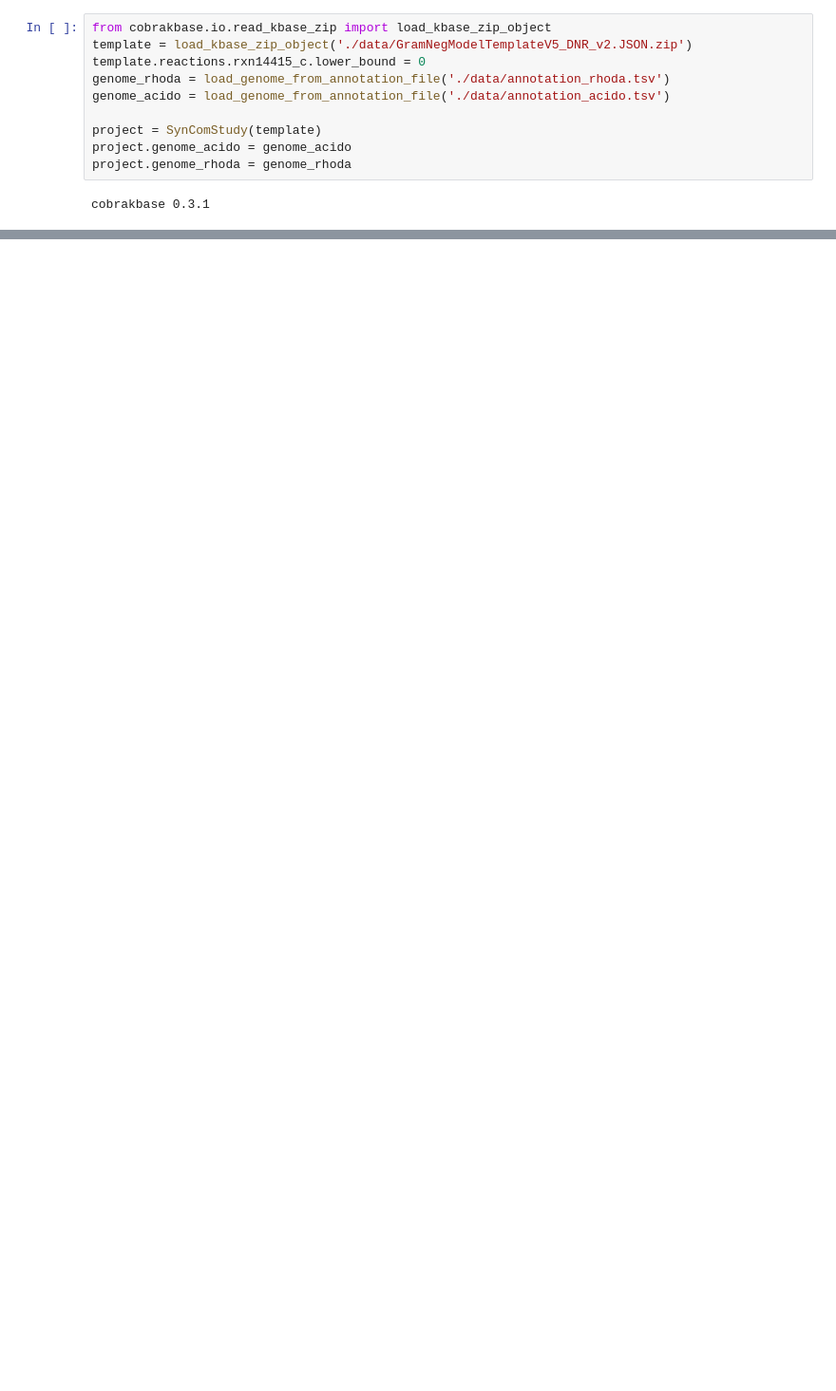
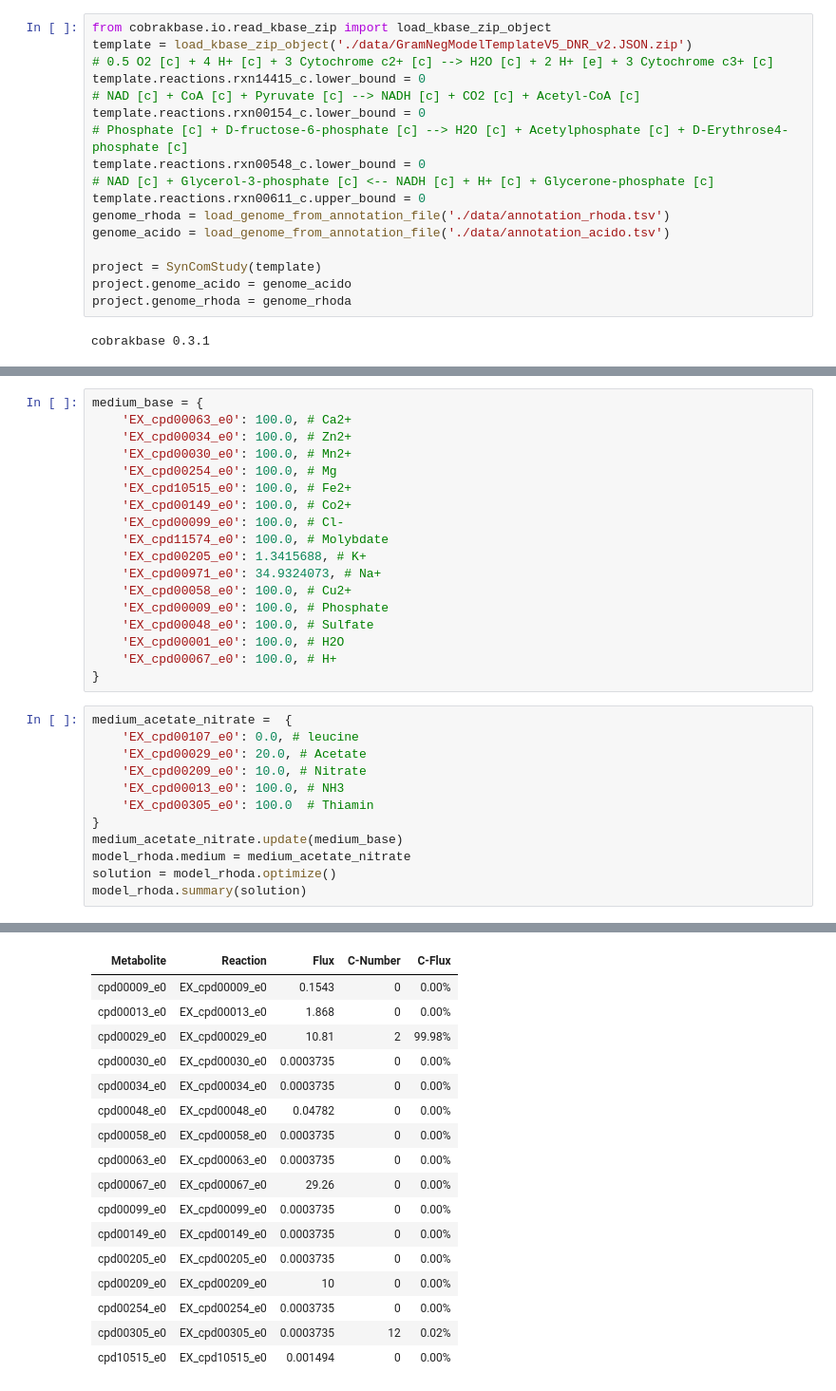
Before and after one commit to baliga-lab/3H11_R12_SynCom, a Jupyter notebook: Metabolic_modeling/build_isolates.ipynb, the cells around one changed output, grey strips where cells are left out. Shown at 95% size. Saved outputs shown, nothing was run; the diff lists cells and outputs as text; blank space fills up the shorter version.

```diff
--- a/Metabolic_modeling/build_isolates.ipynb
+++ b/Metabolic_modeling/build_isolates.ipynb
@@ -9,7 +15,14 @@ modelseedpy 0.3.3
 # %%
 from cobrakbase.io.read_kbase_zip import load_kbase_zip_object
 template = load_kbase_zip_object('./data/GramNegModelTemplateV5_DNR_v2.JSON.zip')
+# 0.5 O2 [c] + 4 H+ [c] + 3 Cytochrome c2+ [c] --> H2O [c] + 2 H+ [e] + 3 Cytochrome c3+ [c]
 template.reactions.rxn14415_c.lower_bound = 0
+# NAD [c] + CoA [c] + Pyruvate [c] --> NADH [c] + CO2 [c] + Acetyl-CoA [c]
+template.reactions.rxn00154_c.lower_bound = 0
+# Phosphate [c] + D-fructose-6-phosphate [c] --> H2O [c] + Acetylphosphate [c] + D-Erythrose4-phosphate [c]
+template.reactions.rxn00548_c.lower_bound = 0
+# NAD [c] + Glycerol-3-phosphate [c] <-- NADH [c] + H+ [c] + Glycerone-phosphate [c]
+template.reactions.rxn00611_c.upper_bound = 0
 genome_rhoda = load_genome_from_annotation_file('./data/annotation_rhoda.tsv')
 genome_acido = load_genome_from_annotation_file('./data/annotation_acido.tsv')
 
@@ -48,0 +60,31 @@ R12 Nitrate [c0] + Ubiquinol-8 [c0] --> H2O [c0] + Nitrite [c0] + Ubiquinone-8 [
+# %%
+medium_base = {
+    'EX_cpd00063_e0': 100.0, # Ca2+
+    'EX_cpd00034_e0': 100.0, # Zn2+
+    'EX_cpd00030_e0': 100.0, # Mn2+
+    'EX_cpd00254_e0': 100.0, # Mg
+    'EX_cpd10515_e0': 100.0, # Fe2+
+    'EX_cpd00149_e0': 100.0, # Co2+
+    'EX_cpd00099_e0': 100.0, # Cl-
+    'EX_cpd11574_e0': 100.0, # Molybdate
+    'EX_cpd00205_e0': 1.3415688, # K+
+    'EX_cpd00971_e0': 34.9324073, # Na+
+    'EX_cpd00058_e0': 100.0, # Cu2+
+    'EX_cpd00009_e0': 100.0, # Phosphate
+    'EX_cpd00048_e0': 100.0, # Sulfate
+    'EX_cpd00001_e0': 100.0, # H2O
+    'EX_cpd00067_e0': 100.0, # H+
+}
+# %%
+medium_acetate_nitrate =  {
+    'EX_cpd00107_e0': 0.0, # leucine
+    'EX_cpd00029_e0': 20.0, # Acetate
+    'EX_cpd00209_e0': 10.0, # Nitrate
+    'EX_cpd00013_e0': 100.0, # NH3
+    'EX_cpd00305_e0': 100.0  # Thiamin
+}
+medium_acetate_nitrate.update(medium_base)
+model_rhoda.medium = medium_acetate_nitrate
+solution = model_rhoda.optimize()
+model_rhoda.summary(solution)
+# %% [output]
@@ -48,0 +94,17 @@ R12 Nitrate [c0] + Ubiquinol-8 [c0] --> H2O [c0] + Nitrite [c0] + Ubiquinone-8 [
+| Metabolite | Reaction | Flux | C-Number | C-Flux |
+| cpd00009_e0 | EX_cpd00009_e0 | 0.1543 | 0 | 0.00% |
+| cpd00013_e0 | EX_cpd00013_e0 | 1.868 | 0 | 0.00% |
+| cpd00029_e0 | EX_cpd00029_e0 | 10.81 | 2 | 99.98% |
+| cpd00030_e0 | EX_cpd00030_e0 | 0.0003735 | 0 | 0.00% |
+| cpd00034_e0 | EX_cpd00034_e0 | 0.0003735 | 0 | 0.00% |
+| cpd00048_e0 | EX_cpd00048_e0 | 0.04782 | 0 | 0.00% |
+| cpd00058_e0 | EX_cpd00058_e0 | 0.0003735 | 0 | 0.00% |
+| cpd00063_e0 | EX_cpd00063_e0 | 0.0003735 | 0 | 0.00% |
+| cpd00067_e0 | EX_cpd00067_e0 | 29.26 | 0 | 0.00% |
+| cpd00099_e0 | EX_cpd00099_e0 | 0.0003735 | 0 | 0.00% |
+| cpd00149_e0 | EX_cpd00149_e0 | 0.0003735 | 0 | 0.00% |
+| cpd00205_e0 | EX_cpd00205_e0 | 0.0003735 | 0 | 0.00% |
+| cpd00209_e0 | EX_cpd00209_e0 | 10 | 0 | 0.00% |
+| cpd00254_e0 | EX_cpd00254_e0 | 0.0003735 | 0 | 0.00% |
+| cpd00305_e0 | EX_cpd00305_e0 | 0.0003735 | 12 | 0.02% |
+| cpd10515_e0 | EX_cpd10515_e0 | 0.001494 | 0 | 0.00% |
```
Also changed, not shown: parts of 20 cells of this notebook, 6 other files.
